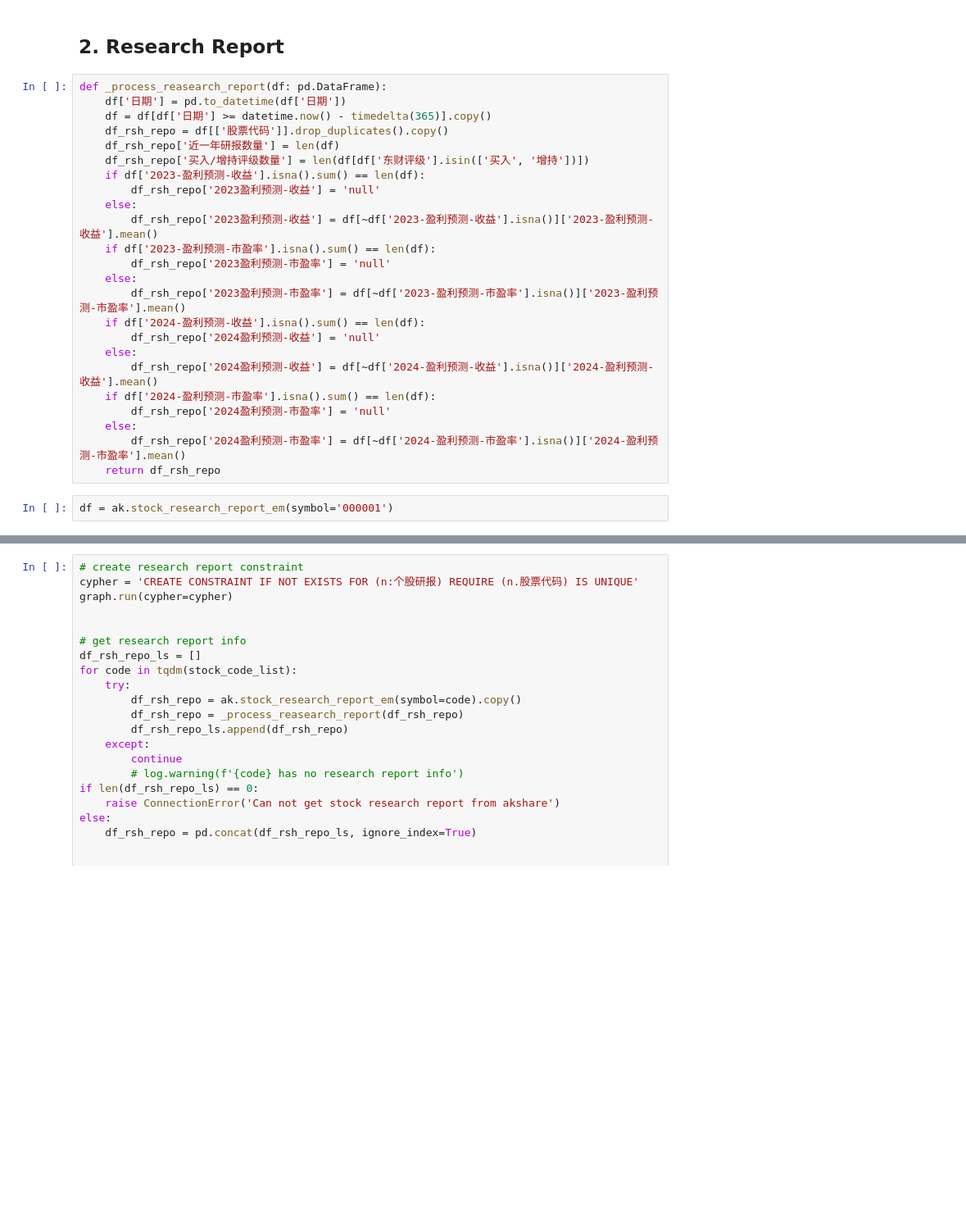
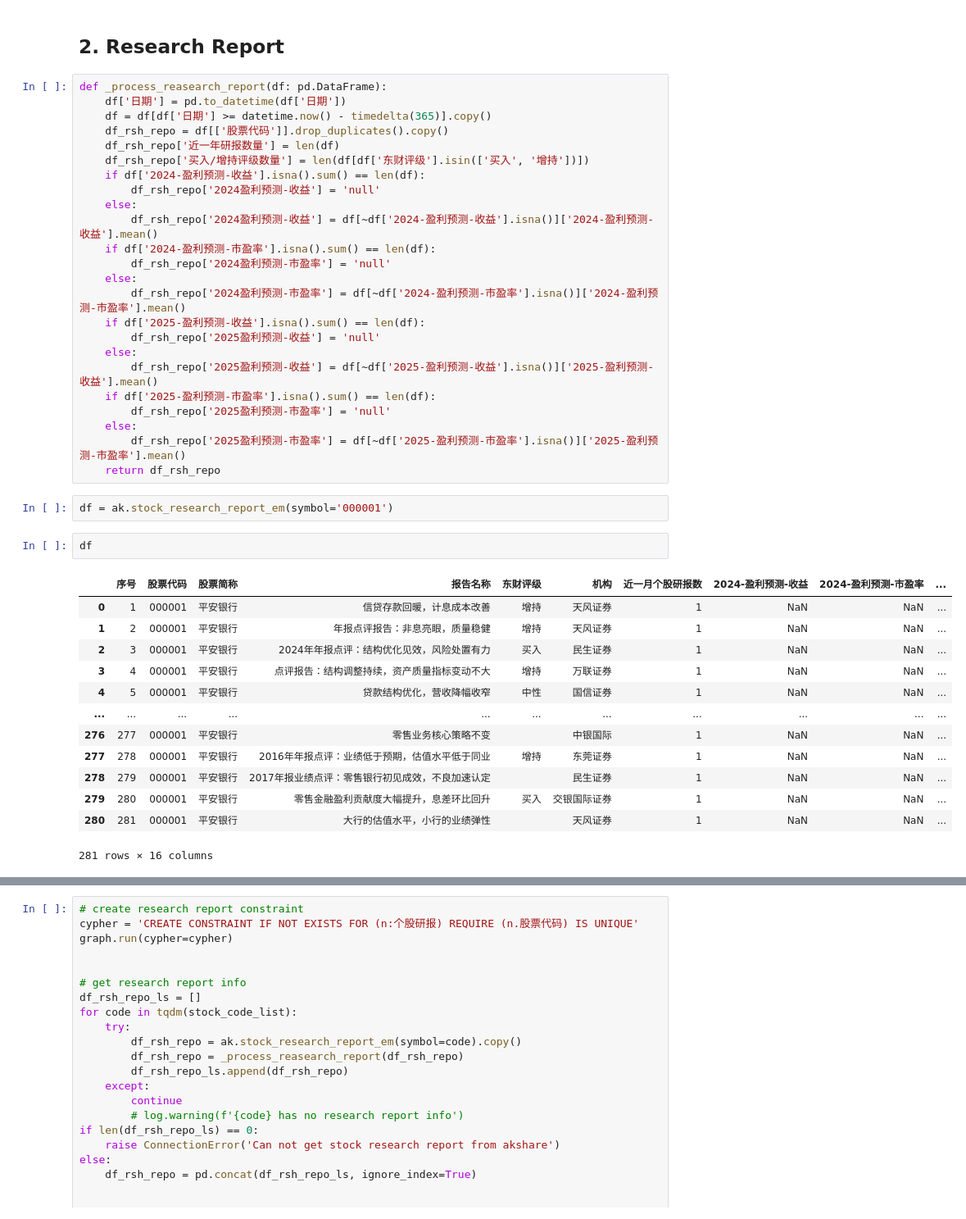
Before and after one commit to EthanChen2277/FinLLMQA, a Jupyter notebook: construct/construct_stock_kg.ipynb, the cells around one changed output, grey strips where cells are left out. Shown at 82% size. Saved outputs shown, nothing was run; the diff lists cells and outputs as text; blank space fills up the shorter version.

```diff
--- a/construct/construct_stock_kg.ipynb
+++ b/construct/construct_stock_kg.ipynb
@@ -127,14 +129,6 @@ def _process_reasearch_report(df: pd.DataFrame):
     df_rsh_repo = df[['股票代码']].drop_duplicates().copy()
     df_rsh_repo['近一年研报数量'] = len(df)
     df_rsh_repo['买入/增持评级数量'] = len(df[df['东财评级'].isin(['买入', '增持'])])
-    if df['2023-盈利预测-收益'].isna().sum() == len(df):
-        df_rsh_repo['2023盈利预测-收益'] = 'null'
-    else:
-        df_rsh_repo['2023盈利预测-收益'] = df[~df['2023-盈利预测-收益'].isna()]['2023-盈利预测-收益'].mean()
-    if df['2023-盈利预测-市盈率'].isna().sum() == len(df):
-        df_rsh_repo['2023盈利预测-市盈率'] = 'null'
-    else:
-        df_rsh_repo['2023盈利预测-市盈率'] = df[~df['2023-盈利预测-市盈率'].isna()]['2023-盈利预测-市盈率'].mean()
     if df['2024-盈利预测-收益'].isna().sum() == len(df):
         df_rsh_repo['2024盈利预测-收益'] = 'null'
     else:
@@ -143,8 +137,32 @@ def _process_reasearch_report(df: pd.DataFrame):
         df_rsh_repo['2024盈利预测-市盈率'] = 'null'
     else:
         df_rsh_repo['2024盈利预测-市盈率'] = df[~df['2024-盈利预测-市盈率'].isna()]['2024-盈利预测-市盈率'].mean()
+    if df['2025-盈利预测-收益'].isna().sum() == len(df):
+        df_rsh_repo['2025盈利预测-收益'] = 'null'
+    else:
+        df_rsh_repo['2025盈利预测-收益'] = df[~df['2025-盈利预测-收益'].isna()]['2025-盈利预测-收益'].mean()
+    if df['2025-盈利预测-市盈率'].isna().sum() == len(df):
+        df_rsh_repo['2025盈利预测-市盈率'] = 'null'
+    else:
+        df_rsh_repo['2025盈利预测-市盈率'] = df[~df['2025-盈利预测-市盈率'].isna()]['2025-盈利预测-市盈率'].mean()
     return df_rsh_repo
 # %%
 df = ak.stock_research_report_em(symbol='000001')
+# %%
+df
+# %% [output]
+|  | 序号 | 股票代码 | 股票简称 | 报告名称 | 东财评级 | 机构 | 近一月个股研报数 | 2024-盈利预测-收益 | 2024-盈利预测-市盈率 | ... |
+| 0 | 1 | 000001 | 平安银行 | 信贷存款回暖，计息成本改善 | 增持 | 天风证券 | 1 | NaN | NaN | ... |
+| 1 | 2 | 000001 | 平安银行 | 年报点评报告：非息亮眼，质量稳健 | 增持 | 天风证券 | 1 | NaN | NaN | ... |
+| 2 | 3 | 000001 | 平安银行 | 2024年年报点评：结构优化见效，风险处置有力 | 买入 | 民生证券 | 1 | NaN | NaN | ... |
+| 3 | 4 | 000001 | 平安银行 | 点评报告：结构调整持续，资产质量指标变动不大 | 增持 | 万联证券 | 1 | NaN | NaN | ... |
+| 4 | 5 | 000001 | 平安银行 | 贷款结构优化，营收降幅收窄 | 中性 | 国信证券 | 1 | NaN | NaN | ... |
+| ... | ... | ... | ... | ... | ... | ... | ... | ... | ... | ... |
+| 276 | 277 | 000001 | 平安银行 | 零售业务核心策略不变 |  | 中银国际 | 1 | NaN | NaN | ... |
+| 277 | 278 | 000001 | 平安银行 | 2016年年报点评：业绩低于预期，估值水平低于同业 | 增持 | 东莞证券 | 1 | NaN | NaN | ... |
+| 278 | 279 | 000001 | 平安银行 | 2017年报业绩点评：零售银行初见成效，不良加速认定 |  | 民生证券 | 1 | NaN | NaN | ... |
+| 279 | 280 | 000001 | 平安银行 | 零售金融盈利贡献度大幅提升，息差环比回升 | 买入 | 交银国际证券 | 1 | NaN | NaN | ... |
+| 280 | 281 | 000001 | 平安银行 | 大行的估值水平，小行的业绩弹性 |  | 天风证券 | 1 | NaN | NaN | ... |
+281 rows × 16 columns
 # %%
 _process_reasearch_report(df)
```
Also changed, not shown: parts of 8 cells of this notebook, 9 other files.
